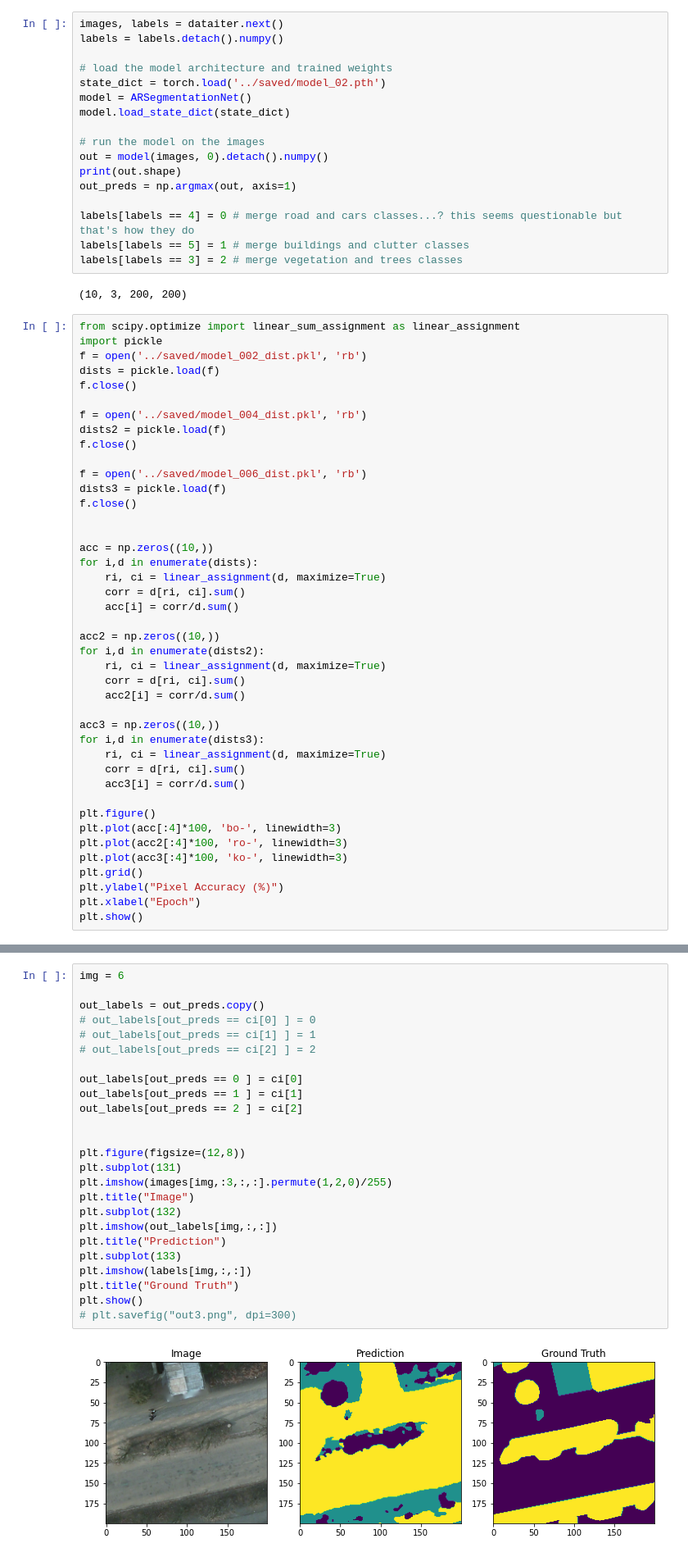
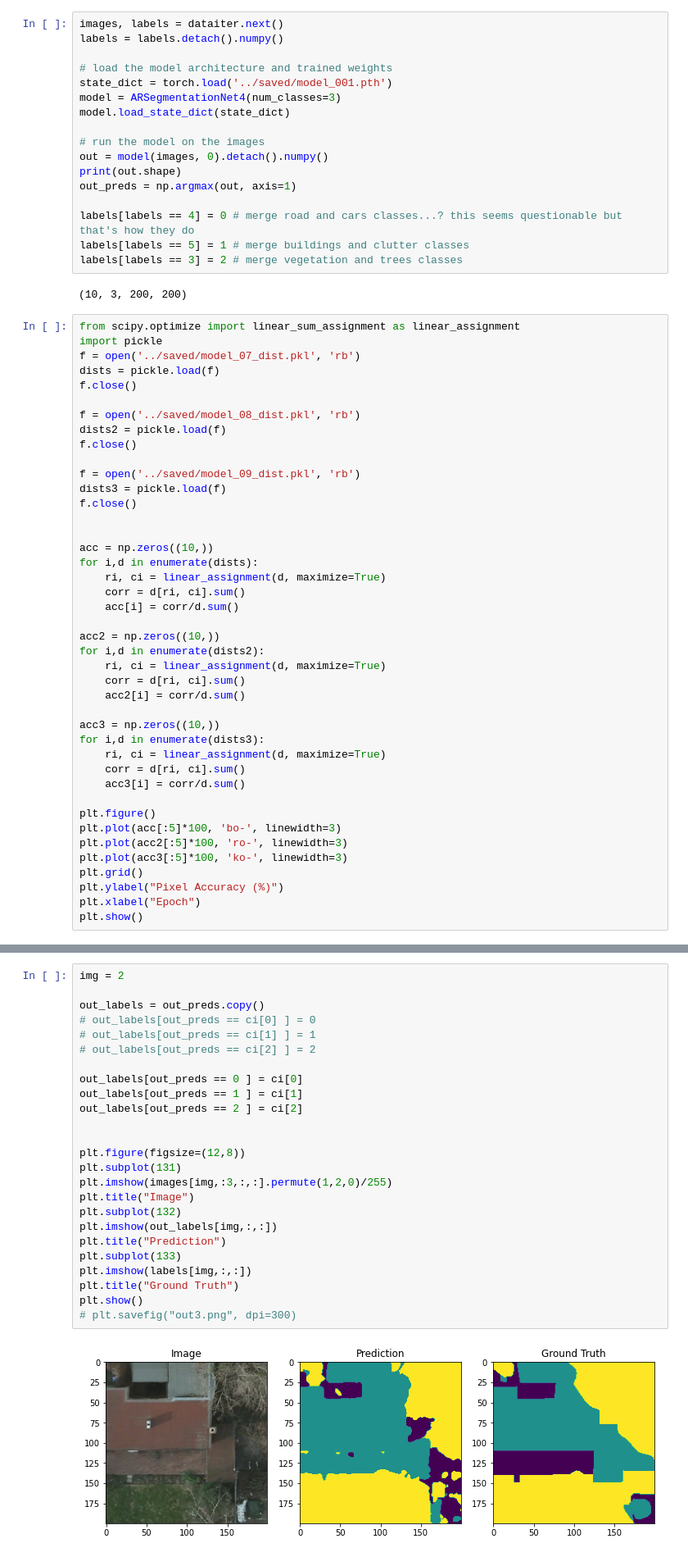
Before and after one commit to Max-Manning/autoregunsupseg, a Jupyter notebook: notebooks/Check_model.ipynb, the cells around one changed output, grey strips where cells are left out. Shown at 82% size. Saved outputs shown, nothing was run; the diff lists cells and outputs as text.

```diff
--- a/notebooks/Check_model.ipynb
+++ b/notebooks/Check_model.ipynb
@@ -34,8 +33,8 @@ images, labels = dataiter.next()
 labels = labels.detach().numpy()
 
 # load the model architecture and trained weights
-state_dict = torch.load('../saved/model_02.pth')
-model = ARSegmentationNet()
+state_dict = torch.load('../saved/model_001.pth')
+model = ARSegmentationNet4(num_classes=3)
 model.load_state_dict(state_dict)
 
 # run the model on the images
@@ -51,15 +50,15 @@ labels[labels == 3] = 2 # merge vegetation and trees classes
 # %%
 from scipy.optimize import linear_sum_assignment as linear_assignment
 import pickle
-f = open('../saved/model_002_dist.pkl', 'rb')
+f = open('../saved/model_07_dist.pkl', 'rb')
 dists = pickle.load(f)
 f.close()
 
-f = open('../saved/model_004_dist.pkl', 'rb')
+f = open('../saved/model_08_dist.pkl', 'rb')
 dists2 = pickle.load(f)
 f.close()
 
-f = open('../saved/model_006_dist.pkl', 'rb')
+f = open('../saved/model_09_dist.pkl', 'rb')
 dists3 = pickle.load(f)
 f.close()
 
@@ -83,9 +82,9 @@ for i,d in enumerate(dists3):
     acc3[i] = corr/d.sum()
 
 plt.figure()
-plt.plot(acc[:4]*100, 'bo-', linewidth=3)
-plt.plot(acc2[:4]*100, 'ro-', linewidth=3)
-plt.plot(acc3[:4]*100, 'ko-', linewidth=3)
+plt.plot(acc[:5]*100, 'bo-', linewidth=3)
+plt.plot(acc2[:5]*100, 'ro-', linewidth=3)
+plt.plot(acc3[:5]*100, 'ko-', linewidth=3)
 plt.grid()
 plt.ylabel("Pixel Accuracy (%)")
 plt.xlabel("Epoch")
@@ -95,30 +94,30 @@ plt.show()
 # %%
-img = 6
+img = 2
 
 out_labels = out_preds.copy()
 # out_labels[out_preds == ci[0] ] = 0
 # out_labels[out_preds == ci[1] ] = 1
 # out_labels[out_preds == ci[2] ] = 2
 
 out_labels[out_preds == 0 ] = ci[0]
 out_labels[out_preds == 1 ] = ci[1]
 out_labels[out_preds == 2 ] = ci[2]
 
 
 plt.figure(figsize=(12,8))
 plt.subplot(131)
 plt.imshow(images[img,:3,:,:].permute(1,2,0)/255)
 plt.title("Image")
 plt.subplot(132)
 plt.imshow(out_labels[img,:,:])
 plt.title("Prediction")
 plt.subplot(133)
 plt.imshow(labels[img,:,:])
 plt.title("Ground Truth")
 plt.show()
 # plt.savefig("out3.png", dpi=300)
 # %% [output]
-[figure, old version]
+[figure, new version]
 # %%
 a = model.resblock1.conv1.mask
 
```
Also changed, not shown: parts of 4 cells of this notebook, 7 other files.
